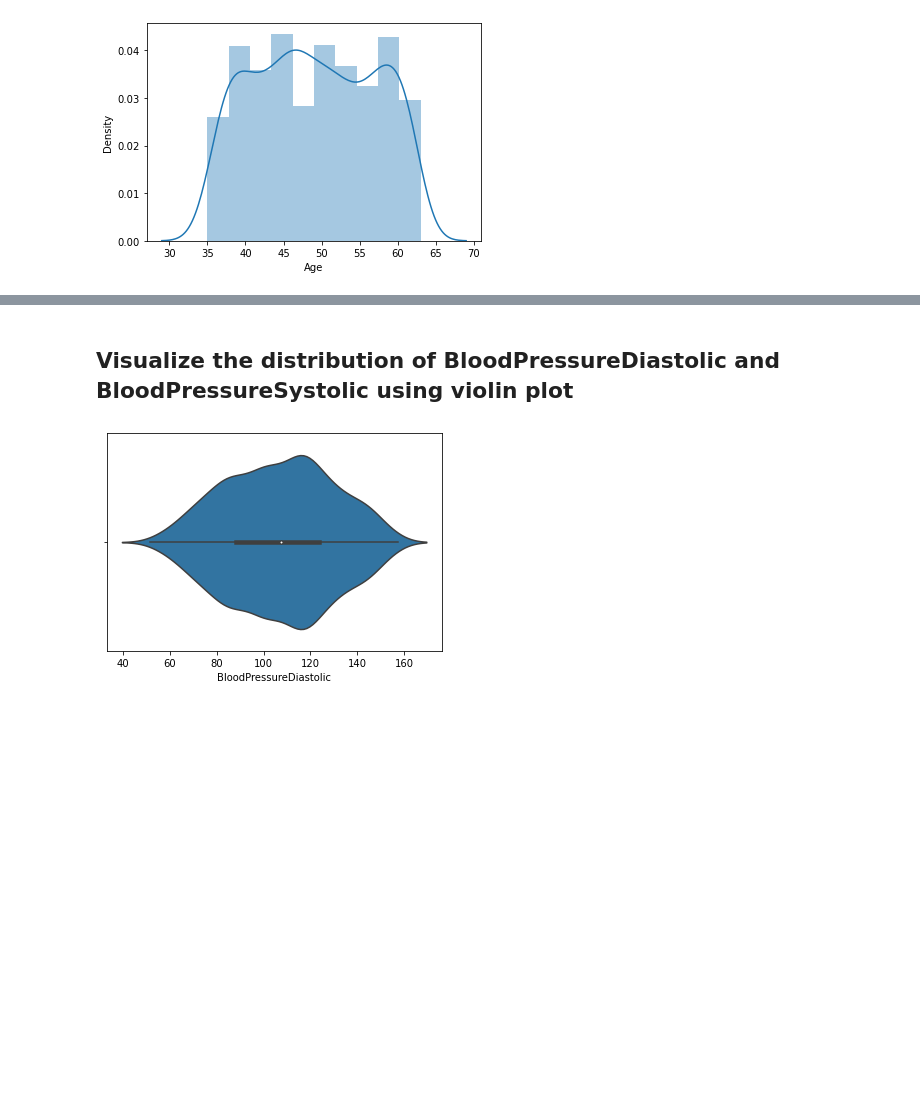
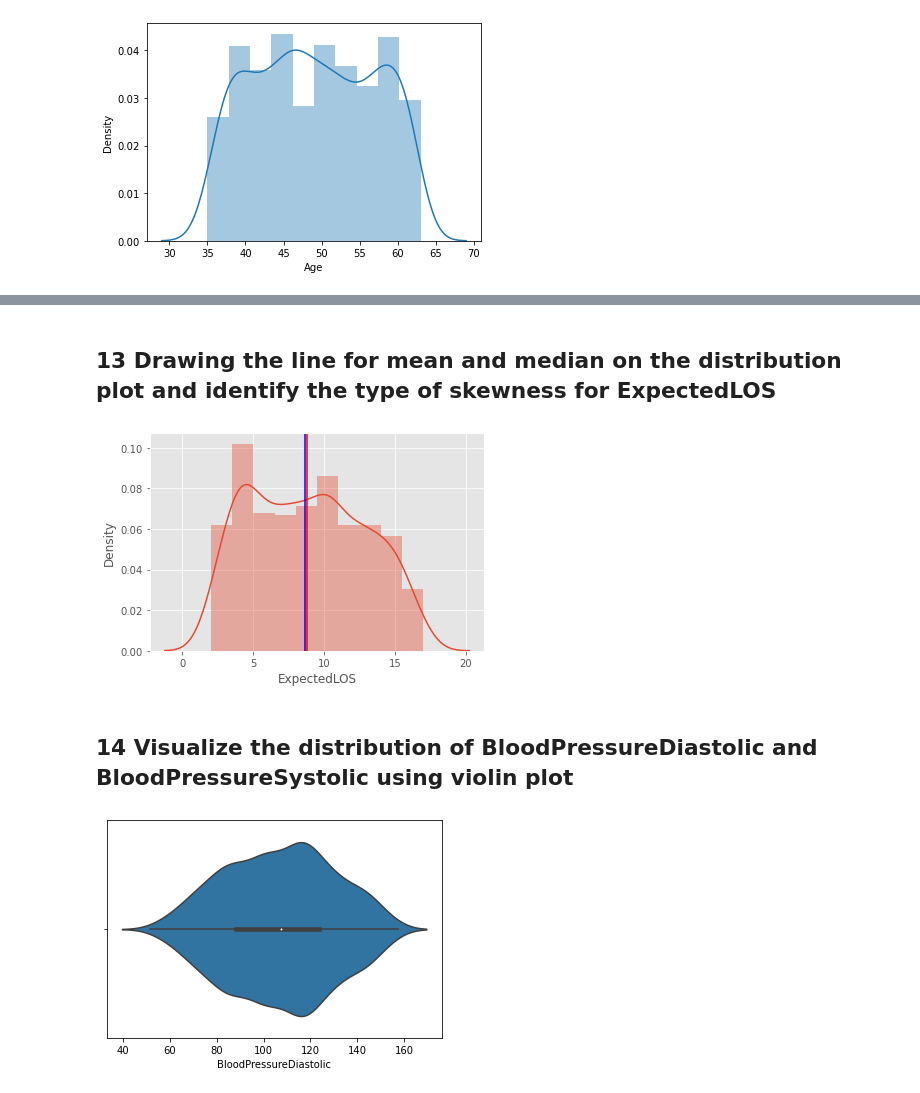
Before and after one commit to svmamidi/Python-Pandas, a Jupyter notebook: Python-Pandas_EDA_and_Extra Questions.ipynb, the cells around one changed output, grey strips where cells are left out. Drawn from its saved outputs; the diff is of its cells as text; code cells hidden in the pictures; blank space fills up the shorter version.

```diff
--- a/Python-Pandas_EDA_and_Extra Questions.ipynb
+++ b/Python-Pandas_EDA_and_Extra Questions.ipynb
@@ -336,5 +340,14 @@ plt.show()
+# %% [markdown]
+## 13 Drawing the line for mean and median on the distribution plot and identify the type of skewness for ExpectedLOS
+# %%
+sns.distplot(df_D.ExpectedLOS)
+plt.axvline(df_D.ExpectedLOS.mean(),color='r')
+plt.axvline(df_D.ExpectedLOS.median(),color='b')
+plt.show()
+# %% [output]
+[figure, added]
 # %% [markdown]
-## Visualize the distribution of BloodPressureDiastolic and BloodPressureSystolic using violin plot
+## 14 Visualize the distribution of BloodPressureDiastolic and BloodPressureSystolic using violin plot
 # %%
 sns.violinplot(df_AV.BloodPressureDiastolic)
 
```
Also changed, not shown: parts of 57 cells of this notebook.
